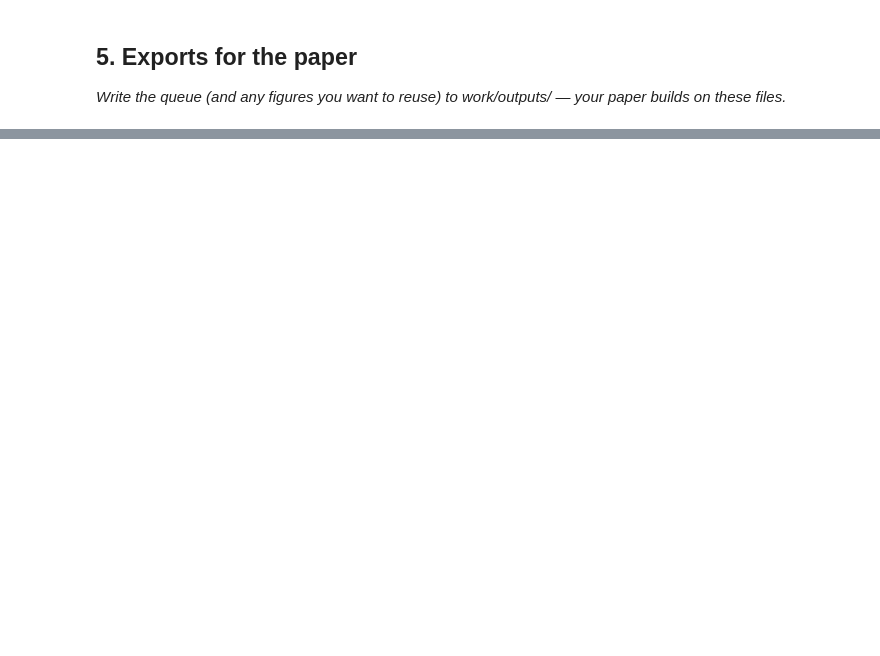
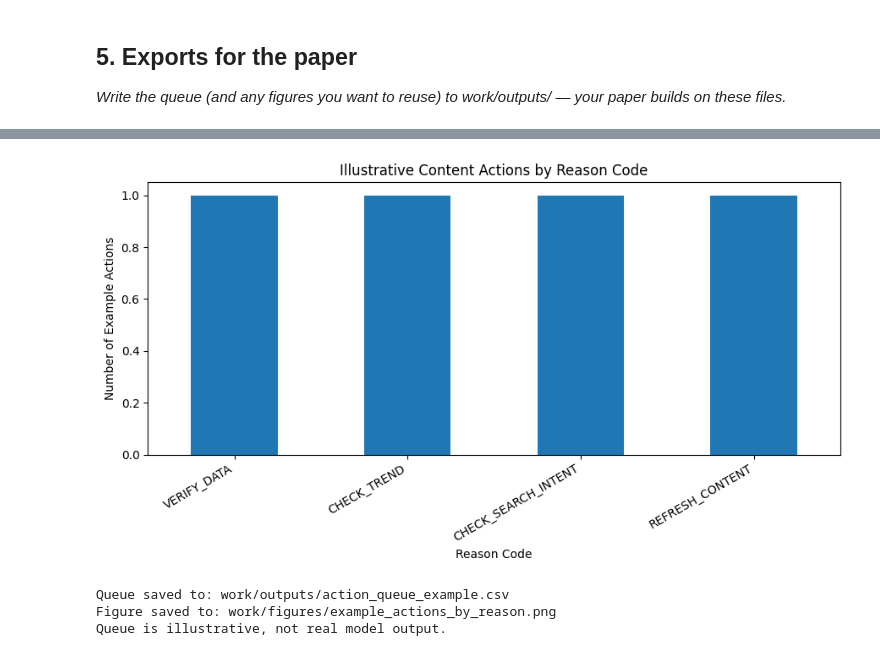
Before and after one commit to Ruchi74/flyrank-ml-internship, a Jupyter notebook: work/notebooks/w07_action_playbook.ipynb, the cells around one changed output, grey strips where cells are left out. Cells and saved outputs as stored; diff of their text form; code cells hidden in the pictures; blank space fills up the shorter version.

Commit message:
Add Week 7 content action playbook notebook

```diff
--- a/work/notebooks/w07_action_playbook.ipynb
+++ b/work/notebooks/w07_action_playbook.ipynb
@@ -40,0 +263,39 @@ This skeleton is yours to fill. Work the sections **in order** — each one has
+# %%
+from pathlib import Path
+import matplotlib.pyplot as plt
+
+# Create output folders
+output_dir = Path("work/outputs")
+figure_dir = Path("work/figures")
+
+output_dir.mkdir(parents=True, exist_ok=True)
+figure_dir.mkdir(parents=True, exist_ok=True)
+
+# Export the illustrative action queue
+queue_path = output_dir / "action_queue_example.csv"
+example_queue.to_csv(queue_path, index=False)
+
+# Create a figure showing example actions by reason code
+reason_counts = example_queue["reason_code"].value_counts()
+
+plt.figure(figsize=(9, 5))
+reason_counts.plot(kind="bar")
+plt.title("Illustrative Content Actions by Reason Code")
+plt.xlabel("Reason Code")
+plt.ylabel("Number of Example Actions")
+plt.xticks(rotation=30, ha="right")
+plt.tight_layout()
+
+figure_path = figure_dir / "example_actions_by_reason.png"
+plt.savefig(figure_path, dpi=150, bbox_inches="tight")
+plt.show()
+plt.close()
+
+print("Queue saved to:", queue_path)
+print("Figure saved to:", figure_path)
+print("Queue is illustrative, not real model output.")
+# %% [output]
+[figure, added]
+Queue saved to: work/outputs/action_queue_example.csv
+Figure saved to: work/figures/example_actions_by_reason.png
+Queue is illustrative, not real model output.
```
Also changed, not shown: parts of 14 cells of this notebook.
